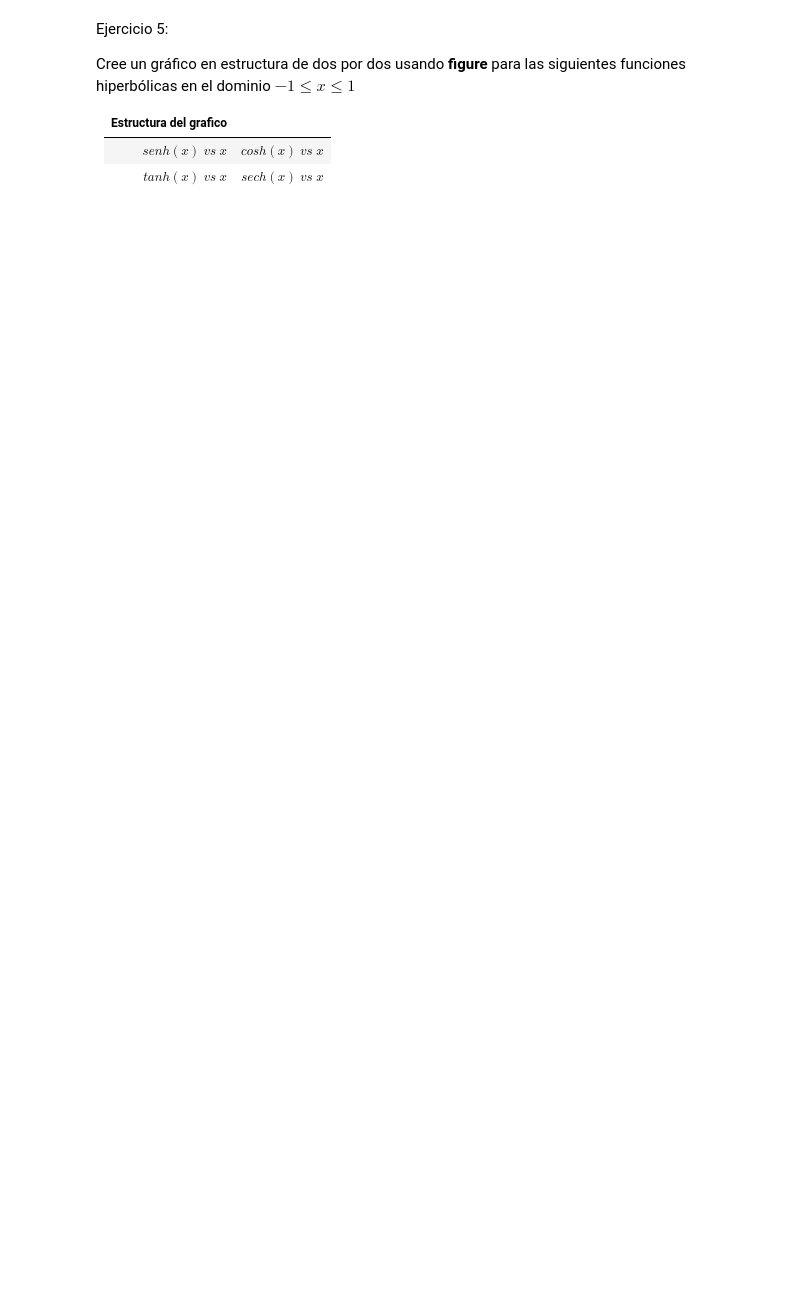
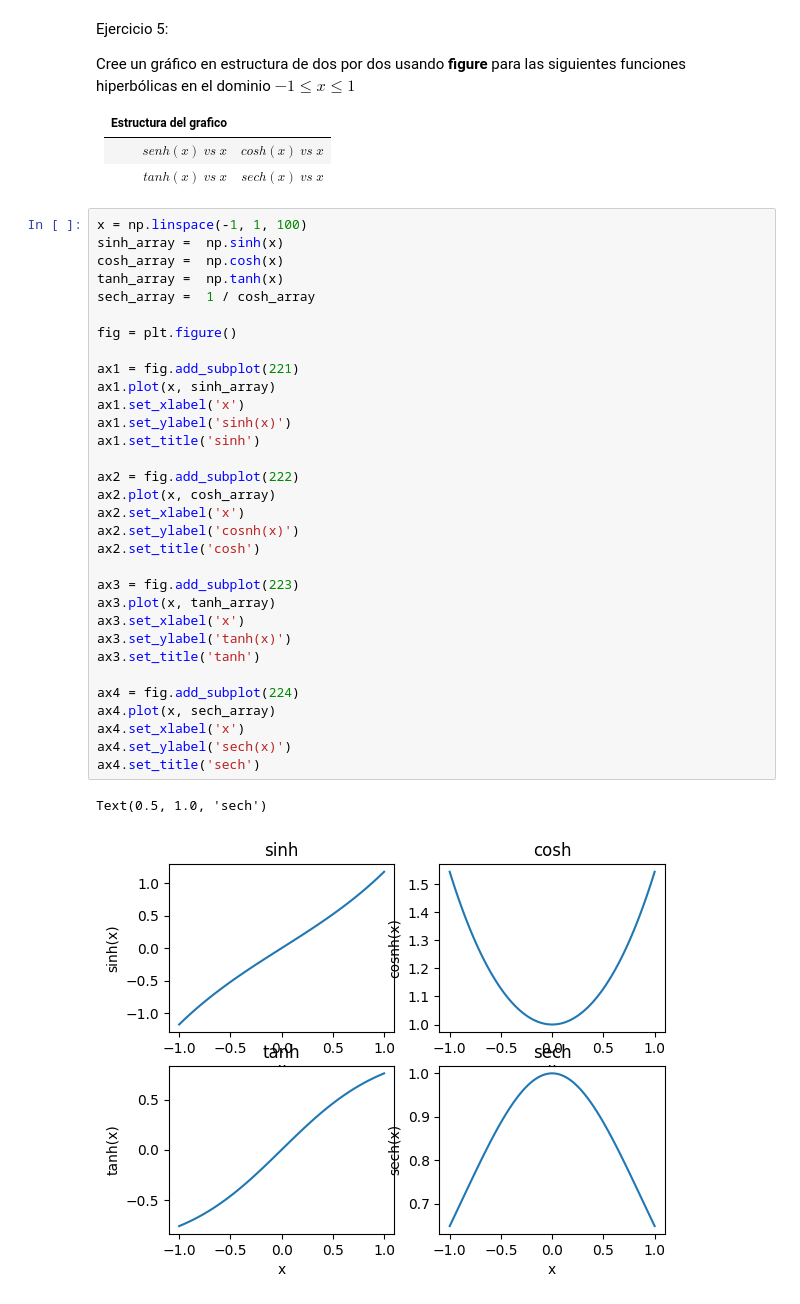
Before and after one commit to Jugarov/intro_ia, a Jupyter notebook: clase1/ejercicios/3 - Ejercicios Matplotlib.ipynb, the cells around one changed output. Cells and saved outputs as stored; diff of their text form; blank space fills up the shorter version.

```diff
--- a/clase1/ejercicios/3 - Ejercicios Matplotlib.ipynb
+++ b/clase1/ejercicios/3 - Ejercicios Matplotlib.ipynb
@@ -94,3 +133,38 @@ Cree un gráfico en estructura de dos por dos usando **figure** para las siguien
 | ---------------------  | -- |
 | $senh(x) \; vs \; x$ | $cosh(x) \; vs \; x$ |
 | $tanh(x) \; vs \; x$ | $sech(x) \; vs \; x$ |
+# %%
+x = np.linspace(-1, 1, 100)
+sinh_array =  np.sinh(x)
+cosh_array =  np.cosh(x)
+tanh_array =  np.tanh(x)
+sech_array =  1 / cosh_array
+
+fig = plt.figure()
+
+ax1 = fig.add_subplot(221)
+ax1.plot(x, sinh_array)
+ax1.set_xlabel('x')
+ax1.set_ylabel('sinh(x)')
+ax1.set_title('sinh')
+
+ax2 = fig.add_subplot(222)
+ax2.plot(x, cosh_array)
+ax2.set_xlabel('x')
+ax2.set_ylabel('cosnh(x)')
+ax2.set_title('cosh')
+
+ax3 = fig.add_subplot(223)
+ax3.plot(x, tanh_array)
+ax3.set_xlabel('x')
+ax3.set_ylabel('tanh(x)')
+ax3.set_title('tanh')
+
+ax4 = fig.add_subplot(224)
+ax4.plot(x, sech_array)
+ax4.set_xlabel('x')
+ax4.set_ylabel('sech(x)')
+ax4.set_title('sech')
+# %% [output]
+Text(0.5, 1.0, 'sech')
+[figure, added]
```
Also changed, not shown: parts of 2 cells of this notebook.
